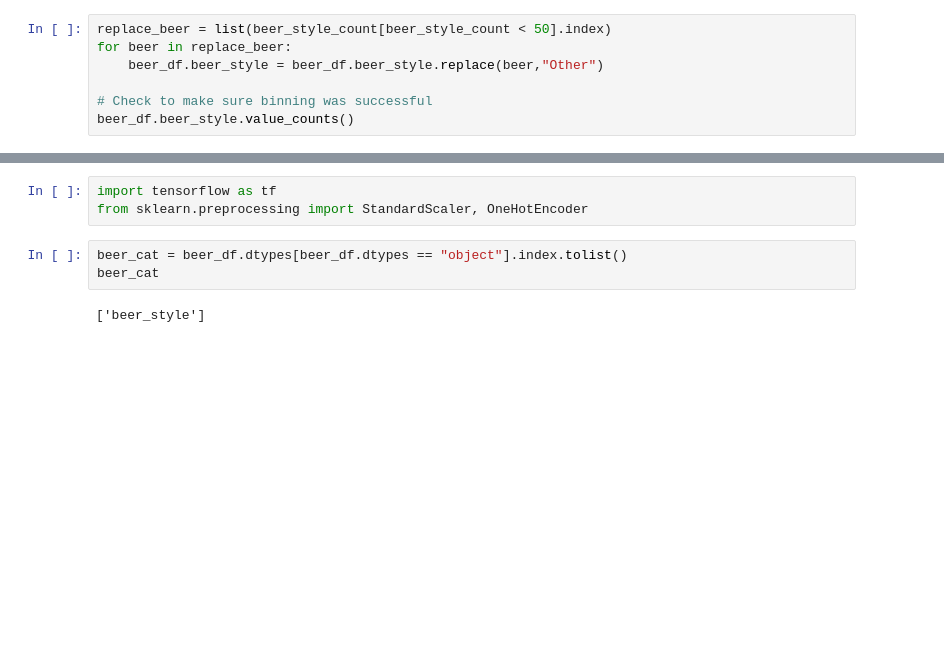
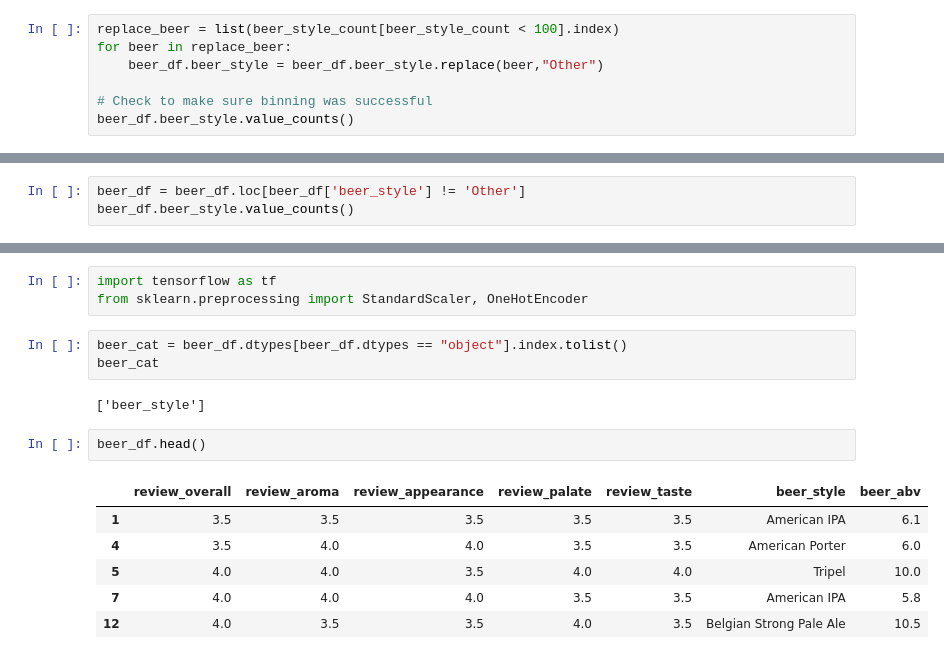
Before and after one commit to Tman5976/Group_5_Final_Project, a Jupyter notebook: Neural Network.ipynb, the cells around one changed output, grey strips where cells are left out. Drawn from its saved outputs; the diff is of its cells as text; blank space fills up the shorter version.

```diff
--- a/Neural Network.ipynb
+++ b/Neural Network.ipynb
@@ -43,5 +43,5 @@ beer_style_count.plot.density()
 # %%
-replace_beer = list(beer_style_count[beer_style_count < 50].index)
+replace_beer = list(beer_style_count[beer_style_count < 100].index)
 for beer in replace_beer:
     beer_df.beer_style = beer_df.beer_style.replace(beer,"Other")
 
@@ -67 +65,4 @@ Euro Pale Lager                          50
 Name: beer_style, dtype: int64
+# %%
+beer_df = beer_df.loc[beer_df['beer_style'] != 'Other']
+beer_df.beer_style.value_counts()
@@ -73,3 +89,12 @@ beer_cat = beer_df.dtypes[beer_df.dtypes == "object"].index.tolist()
 beer_cat
 # %% [output]
 ['beer_style']
+# %%
+beer_df.head()
+# %% [output]
+|  | review_overall | review_aroma | review_appearance | review_palate | review_taste | beer_style | beer_abv |
+| 1 | 3.5 | 3.5 | 3.5 | 3.5 | 3.5 | American IPA | 6.1 |
+| 4 | 3.5 | 4.0 | 4.0 | 3.5 | 3.5 | American Porter | 6.0 |
+| 5 | 4.0 | 4.0 | 3.5 | 4.0 | 4.0 | Tripel | 10.0 |
+| 7 | 4.0 | 4.0 | 4.0 | 3.5 | 3.5 | American IPA | 5.8 |
+| 12 | 4.0 | 3.5 | 3.5 | 4.0 | 3.5 | Belgian Strong Pale Ale | 10.5 |
```
Also changed, not shown: parts of 16 cells of this notebook, 4 other files.
